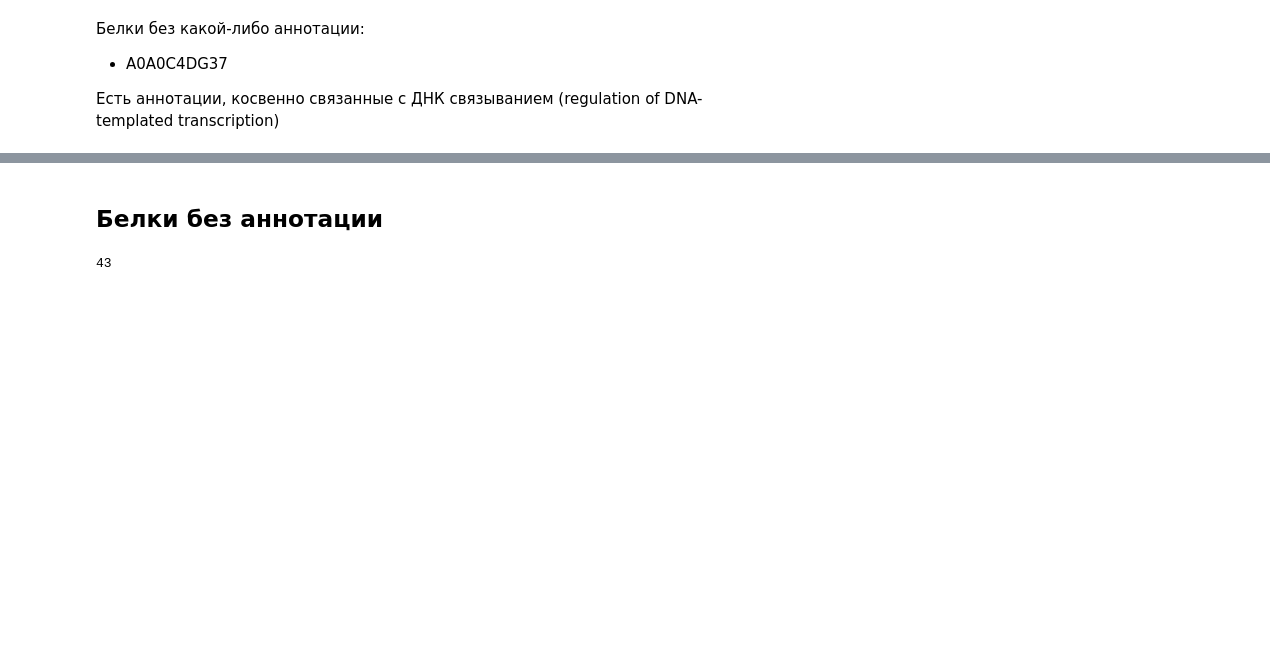
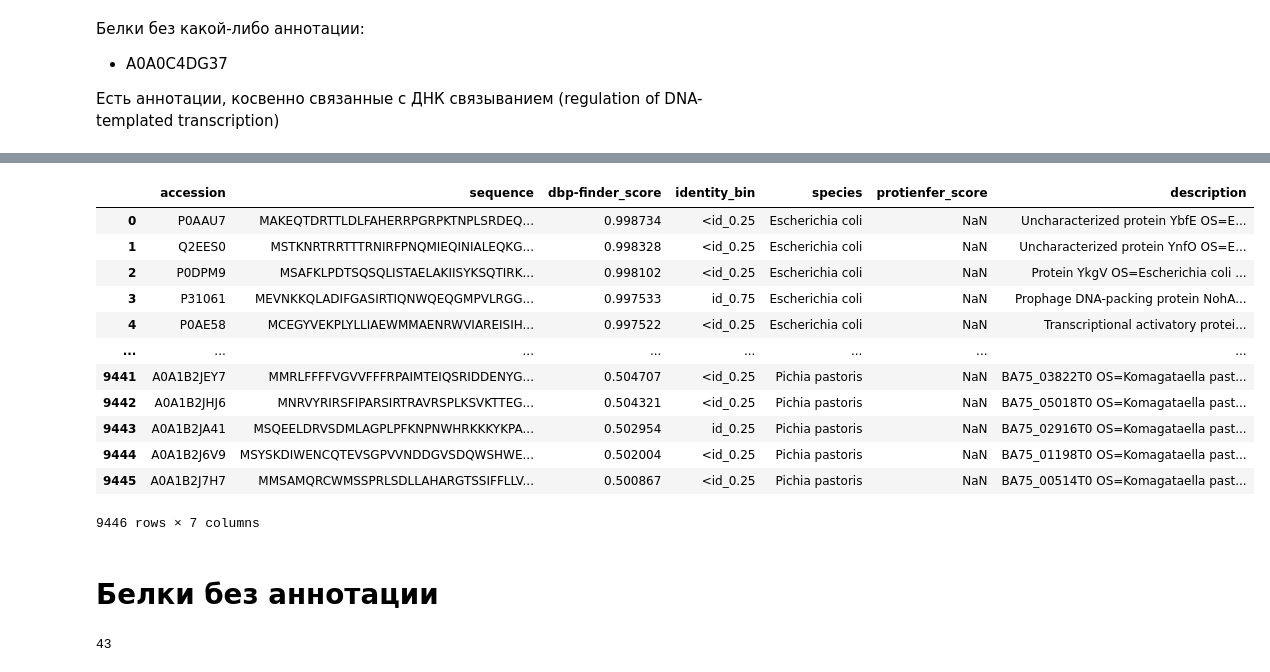
Before and after one commit to GavrilenkoA/DBP-Finder, a Jupyter notebook: process_data/analyze_prediction.ipynb, the cells around one changed output, grey strips where cells are left out. Saved outputs shown, nothing was run; the diff lists cells and outputs as text; code cells hidden in the pictures; blank space fills up the shorter version.

```diff
--- a/process_data/analyze_prediction.ipynb
+++ b/process_data/analyze_prediction.ipynb
@@ -209,0 +447,30 @@ homo.head(n=10)
+# %%
+def parse_description(fasta_file: str) -> pd.DataFrame:
+    with open(f"../data/not_annotated/{fasta_file}") as fi:
+        lines = fi.readlines()
+
+    accessions = []
+    descriptions = []
+
+    for line in lines:
+        if line.startswith(">"):
+            head = line.split("|")[1].replace(">", "")
+            description = " ".join(line.split(" ")[1:]).strip()
+
+            accessions.append(head)
+            descriptions.append(description)
+
+    df = pd.DataFrame({"accession": accessions,
+                       "description": descriptions})
+    return df
+# %%
+bacillus = parse_description("Bacillus-subtilis.fasta")
+cerevisiae = parse_description("Cerevisiae.fasta")
+ecoli = parse_description("Ecoli.fasta")
+pichia = parse_description("Pichia-pastoris.fasta")
+arabidopsis = parse_description("Arabidopsis.fasta")
+homo = parse_description("Homo.fasta")
+# %%
+df_descriptions = pd.concat([bacillus, cerevisiae, ecoli, pichia, arabidopsis, homo])
+# %%
+df_pred = df_pred.merge(df_descriptions, on="accession", how="inner")
@@ -210,5 +479,21 @@ homo.head(n=10)
+# %%
+df_pred
+# %% [output]
+|  | accession | sequence | dbp-finder_score | identity_bin | species | protienfer_score | description |
+| 0 | P0AAU7 | MAKEQTDRTTLDLFAHERRPGRPKTNPLSRDEQ... | 0.998734 | <id_0.25 | Escherichia coli | NaN | Uncharacterized protein YbfE OS=E... |
+| 1 | Q2EES0 | MSTKNRTRRTTTRNIRFPNQMIEQINIALEQKG... | 0.998328 | <id_0.25 | Escherichia coli | NaN | Uncharacterized protein YnfO OS=E... |
+| 2 | P0DPM9 | MSAFKLPDTSQSQLISTAELAKIISYKSQTIRK... | 0.998102 | <id_0.25 | Escherichia coli | NaN | Protein YkgV OS=Escherichia coli ... |
+| 3 | P31061 | MEVNKKQLADIFGASIRTIQNWQEQGMPVLRGG... | 0.997533 | id_0.75 | Escherichia coli | NaN | Prophage DNA-packing protein NohA... |
+| 4 | P0AE58 | MCEGYVEKPLYLLIAEWMMAENRWVIAREISIH... | 0.997522 | <id_0.25 | Escherichia coli | NaN | Transcriptional activatory protei... |
+| ... | ... | ... | ... | ... | ... | ... | ... |
+| 9441 | A0A1B2JEY7 | MMRLFFFFVGVVFFFRPAIMTEIQSRIDDENYG... | 0.504707 | <id_0.25 | Pichia pastoris | NaN | BA75_03822T0 OS=Komagataella past... |
+| 9442 | A0A1B2JHJ6 | MNRVYRIRSFIPARSIRTRAVRSPLKSVKTTEG... | 0.504321 | <id_0.25 | Pichia pastoris | NaN | BA75_05018T0 OS=Komagataella past... |
+| 9443 | A0A1B2JA41 | MSQEELDRVSDMLAGPLPFKNPNWHRKKKYKPA... | 0.502954 | id_0.25 | Pichia pastoris | NaN | BA75_02916T0 OS=Komagataella past... |
+| 9444 | A0A1B2J6V9 | MSYSKDIWENCQTEVSGPVVNDDGVSDQWSHWE... | 0.502004 | <id_0.25 | Pichia pastoris | NaN | BA75_01198T0 OS=Komagataella past... |
+| 9445 | A0A1B2J7H7 | MMSAMQRCWMSSPRLSDLLAHARGTSSIFFLLV... | 0.500867 | <id_0.25 | Pichia pastoris | NaN | BA75_00514T0 OS=Komagataella past... |
+9446 rows × 7 columns
 # %% [markdown]
-## Белки без аннотации
+# Белки без аннотации
 # %%
 def get_not_annot_data(path_csv: str, target_df: pd.DataFrame) -> pd.DataFrame:
     not_annot_df = pd.read_csv(path_csv).drop(["sequence"], axis=1)
```
Also changed, not shown: parts of 74 cells of this notebook, 5 other files.
